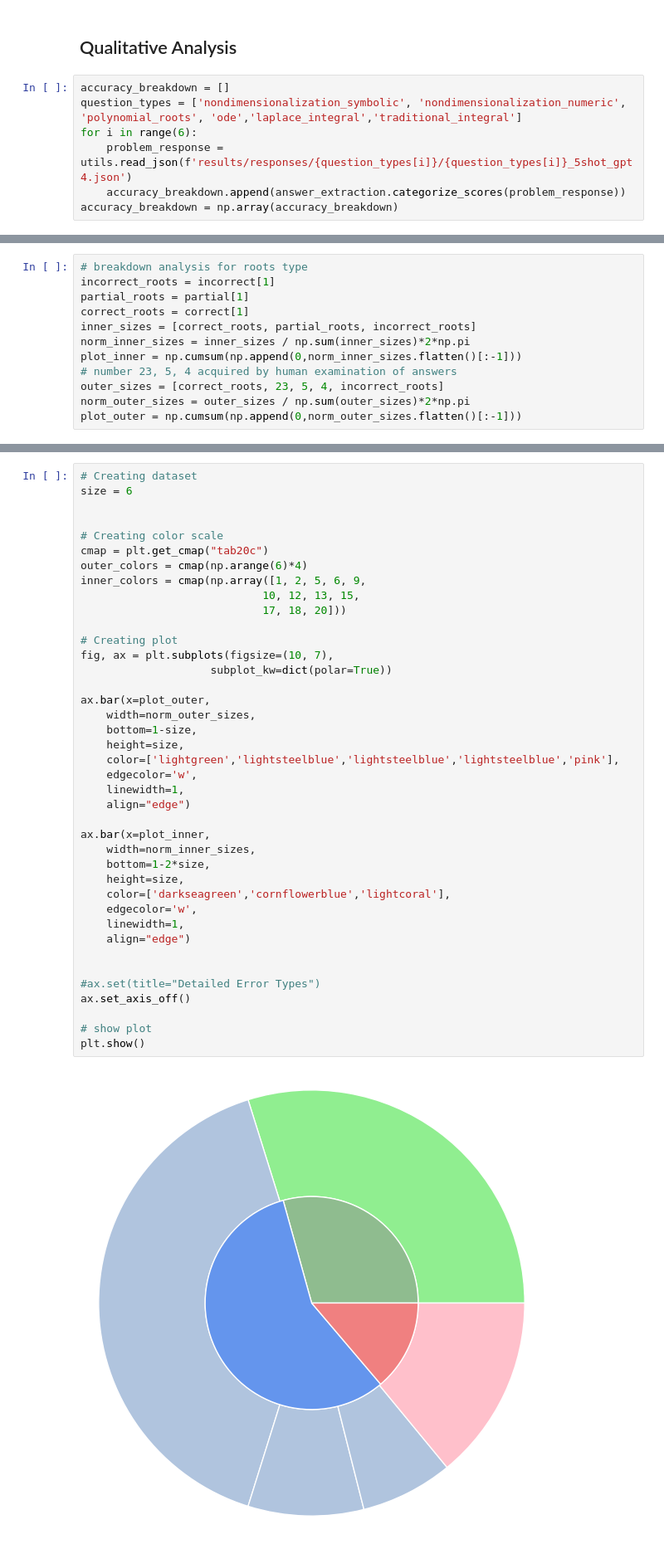
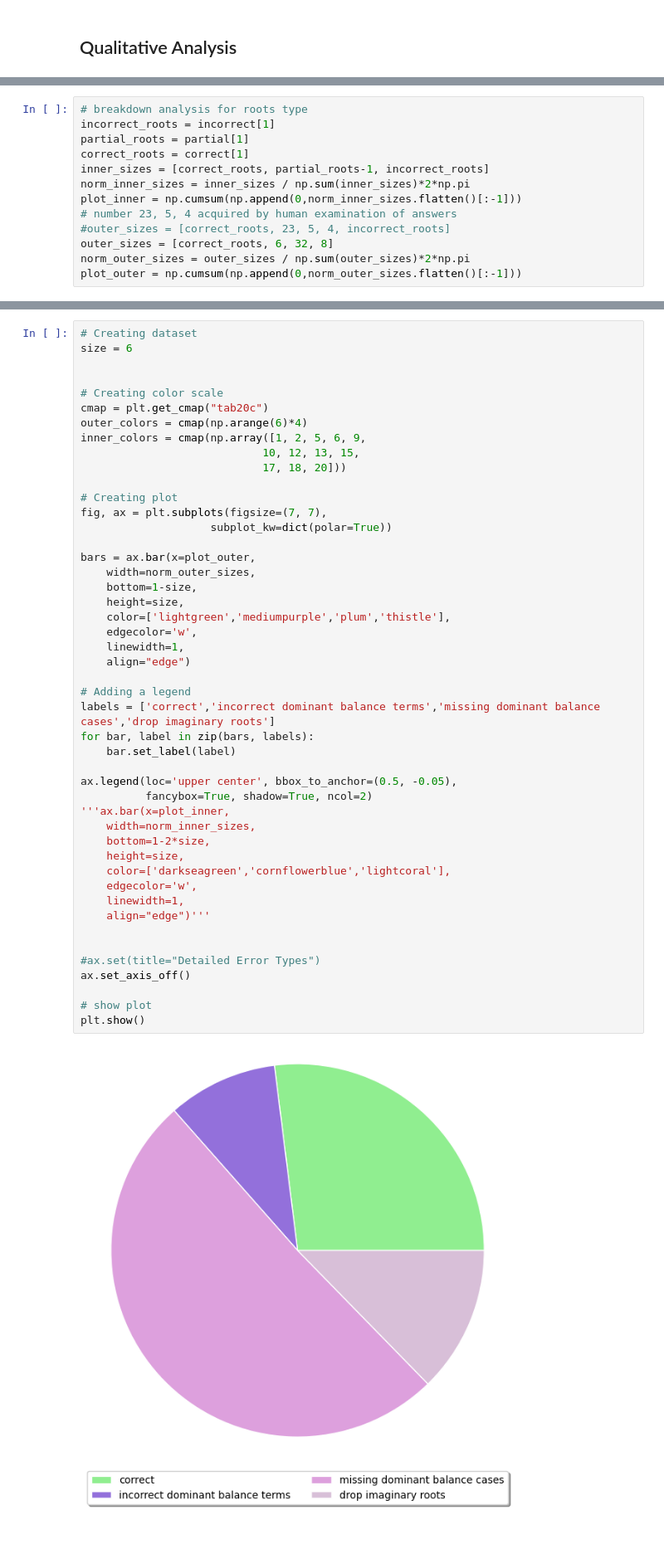
Before and after one commit to sarahmart/HARDMath, a Jupyter notebook: evaluation/paper_plotting.ipynb, the cells around one changed output, grey strips where cells are left out. Shown at 83% size. Saved outputs shown, nothing was run; the diff lists cells and outputs as text.

```diff
--- a/evaluation/paper_plotting.ipynb
+++ b/evaluation/paper_plotting.ipynb
@@ -90,10 +198,3 @@ plt.show()
 [figure]
 # %% [markdown]
 ## Qualitative Analysis
-# %%
-accuracy_breakdown = []
-question_types = ['nondimensionalization_symbolic', 'nondimensionalization_numeric', 'polynomial_roots', 'ode','laplace_integral','traditional_integral']
-for i in range(6):
-    problem_response = utils.read_json(f'results/responses/{question_types[i]}/{question_types[i]}_5shot_gpt4.json')
-    accuracy_breakdown.append(answer_extraction.categorize_scores(problem_response))
-accuracy_breakdown = np.array(accuracy_breakdown)
@@ -146,10 +393,11 @@ array([97,  8, 11, 36])
 incorrect_roots = incorrect[1]
 partial_roots = partial[1]
 correct_roots = correct[1]
-inner_sizes = [correct_roots, partial_roots, incorrect_roots]
+inner_sizes = [correct_roots, partial_roots-1, incorrect_roots]
 norm_inner_sizes = inner_sizes / np.sum(inner_sizes)*2*np.pi
 plot_inner = np.cumsum(np.append(0,norm_inner_sizes.flatten()[:-1]))
 # number 23, 5, 4 acquired by human examination of answers
-outer_sizes = [correct_roots, 23, 5, 4, incorrect_roots]
+#outer_sizes = [correct_roots, 23, 5, 4, incorrect_roots]
+outer_sizes = [correct_roots, 6, 32, 8]
 norm_outer_sizes = outer_sizes / np.sum(outer_sizes)*2*np.pi
 plot_outer = np.cumsum(np.append(0,norm_outer_sizes.flatten()[:-1]))
@@ -162,36 +414,43 @@ size = 6
 cmap = plt.get_cmap("tab20c")
 outer_colors = cmap(np.arange(6)*4)
 inner_colors = cmap(np.array([1, 2, 5, 6, 9,
 							10, 12, 13, 15,
 							17, 18, 20]))
 
 # Creating plot
-fig, ax = plt.subplots(figsize=(10, 7),
+fig, ax = plt.subplots(figsize=(7, 7),
 					subplot_kw=dict(polar=True))
 
-ax.bar(x=plot_outer,
+bars = ax.bar(x=plot_outer,
 	width=norm_outer_sizes,
 	bottom=1-size,
 	height=size,
-	color=['lightgreen','lightsteelblue','lightsteelblue','lightsteelblue','pink'],
+	color=['lightgreen','mediumpurple','plum','thistle'],
 	edgecolor='w',
 	linewidth=1,
 	align="edge")
 
-ax.bar(x=plot_inner,
+# Adding a legend
+labels = ['correct','incorrect dominant balance terms','missing dominant balance cases','drop imaginary roots']
+for bar, label in zip(bars, labels):
+    bar.set_label(label)
+
+ax.legend(loc='upper center', bbox_to_anchor=(0.5, -0.05),
+          fancybox=True, shadow=True, ncol=2)
+'''ax.bar(x=plot_inner,
 	width=norm_inner_sizes,
 	bottom=1-2*size,
 	height=size,
 	color=['darkseagreen','cornflowerblue','lightcoral'],
 	edgecolor='w',
 	linewidth=1,
-	align="edge")
+	align="edge")'''
 
 
 #ax.set(title="Detailed Error Types")
 ax.set_axis_off()
 
 # show plot
 plt.show()
 # %% [output]
-[figure, old version]
+[figure, new version]
```
Also changed, not shown: parts of 21 cells of this notebook, 30 other files.
